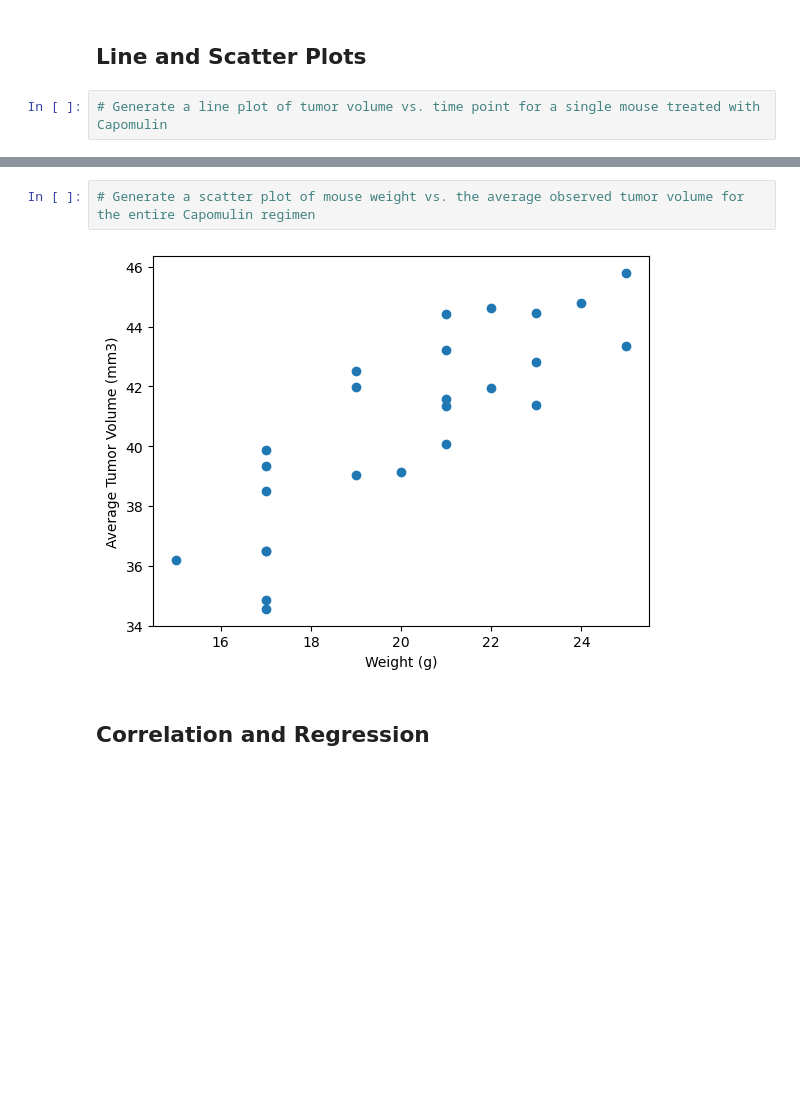
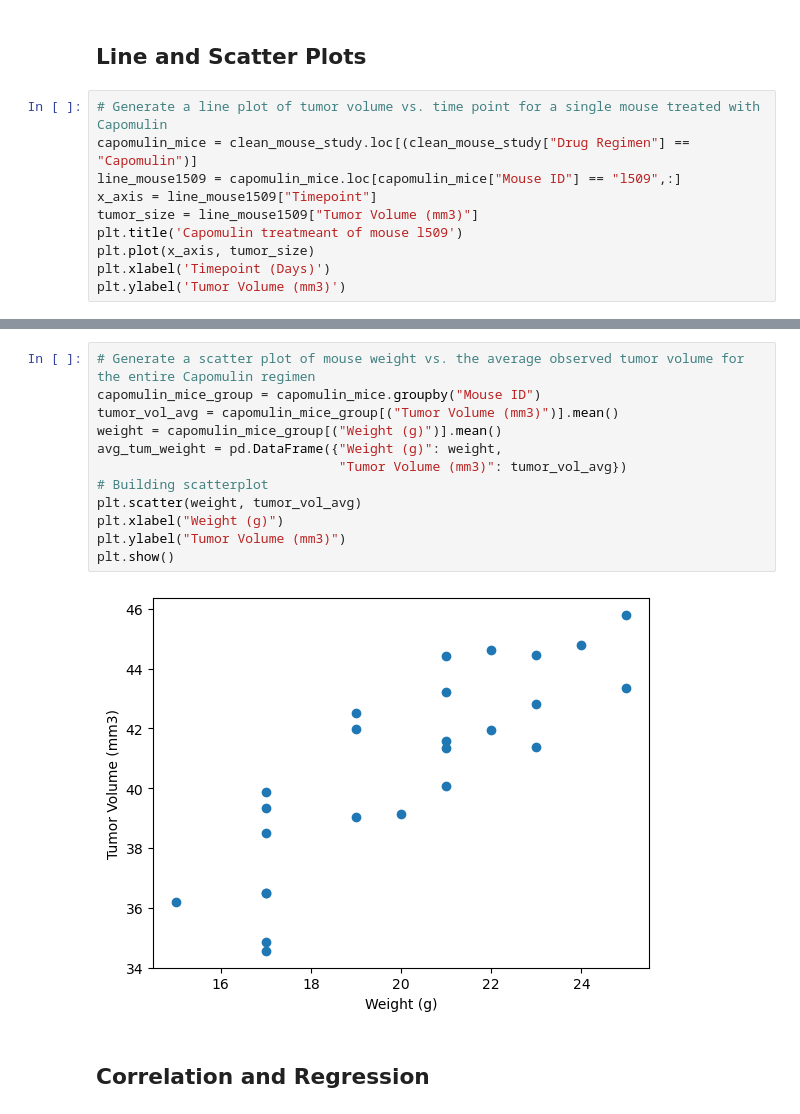
Before and after one commit to Momocat10/Matplotlib_challenge, a Jupyter notebook: Pymaceuticals/pymaceuticals_starter.ipynb, the cells around one changed output, grey strips where cells are left out. Drawn from its saved outputs; the diff is of its cells as text; blank space fills up the shorter version.

```diff
--- a/Pymaceuticals/pymaceuticals_starter.ipynb
+++ b/Pymaceuticals/pymaceuticals_starter.ipynb
@@ -270,4 +285,12 @@ Ceftamin's potential outliers: Series([], Name: Tumor Volume (mm3), dtype: float
 ## Line and Scatter Plots
 # %%
 # Generate a line plot of tumor volume vs. time point for a single mouse treated with Capomulin
+capomulin_mice = clean_mouse_study.loc[(clean_mouse_study["Drug Regimen"] == "Capomulin")]
+line_mouse1509 = capomulin_mice.loc[capomulin_mice["Mouse ID"] == "l509",:]
+x_axis = line_mouse1509["Timepoint"]
+tumor_size = line_mouse1509["Tumor Volume (mm3)"]
+plt.title('Capomulin treatmeant of mouse l509')
+plt.plot(x_axis, tumor_size)
+plt.xlabel('Timepoint (Days)')
+plt.ylabel('Tumor Volume (mm3)')
 # %% [output]
@@ -275,6 +299,16 @@ Ceftamin's potential outliers: Series([], Name: Tumor Volume (mm3), dtype: float
 # %%
 # Generate a scatter plot of mouse weight vs. the average observed tumor volume for the entire Capomulin regimen
+capomulin_mice_group = capomulin_mice.groupby("Mouse ID")
+tumor_vol_avg = capomulin_mice_group[("Tumor Volume (mm3)")].mean()
+weight = capomulin_mice_group[("Weight (g)")].mean()
+avg_tum_weight = pd.DataFrame({"Weight (g)": weight,
+                               "Tumor Volume (mm3)": tumor_vol_avg})
+# Building scatterplot
+plt.scatter(weight, tumor_vol_avg)
+plt.xlabel("Weight (g)")
+plt.ylabel("Tumor Volume (mm3)")
+plt.show()
 # %% [output]
-[figure, old version]
+[figure, new version]
 # %% [markdown]
 ## Correlation and Regression
```
Also changed, not shown: parts of 8 cells of this notebook, 1 other file.
